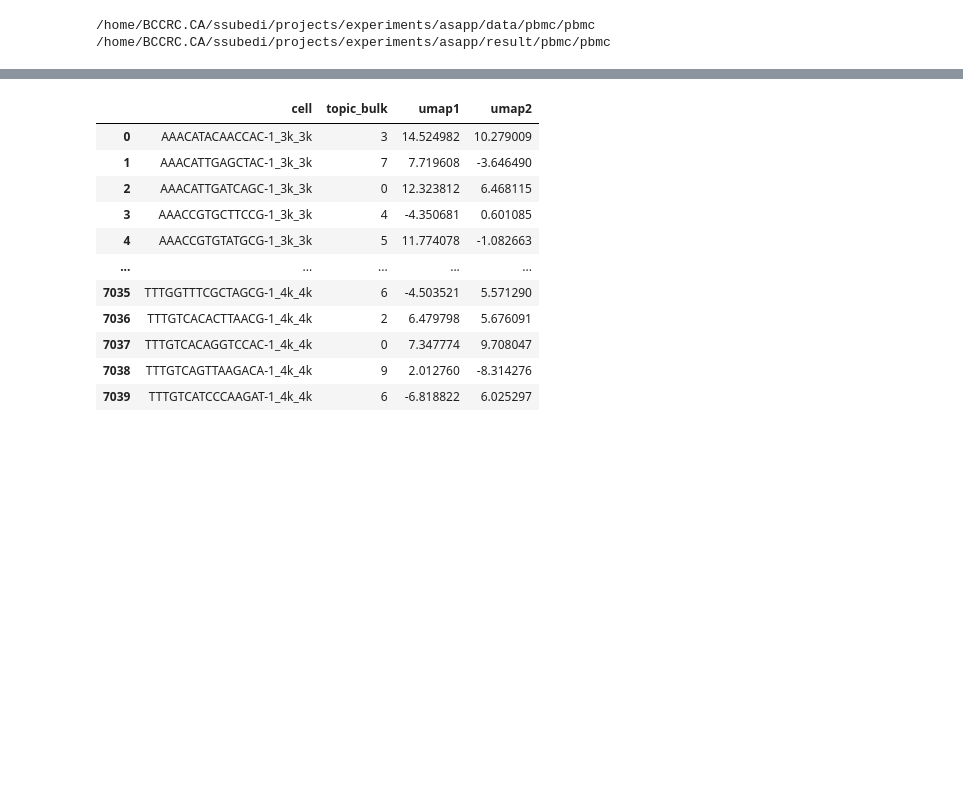
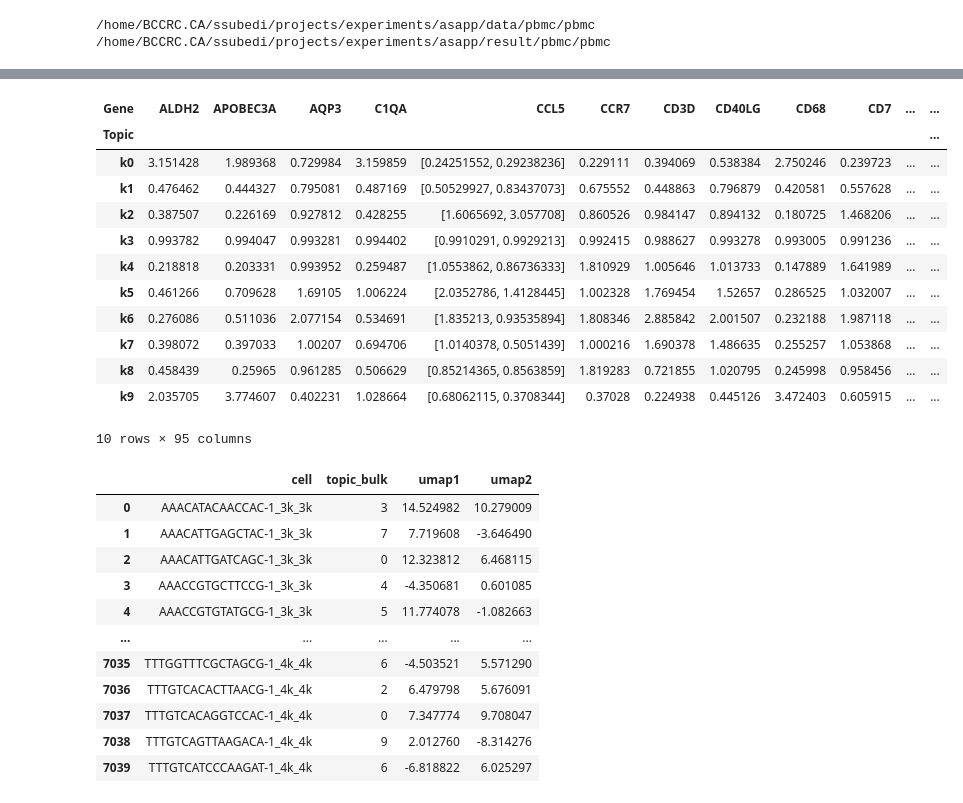
Before and after one commit to causalpathlab/asapp, a Jupyter notebook: examples/1_pbmc_nods.ipynb, the cells around one changed output, grey strips where cells are left out. Saved outputs shown, nothing was run; the diff lists cells and outputs as text; code cells hidden in the pictures; blank space fills up the shorter version.

```diff
--- a/examples/1_pbmc_nods.ipynb
+++ b/examples/1_pbmc_nods.ipynb
@@ -60,3 +64,19 @@ sns.clustermap(df_top.T,cmap='viridis')
+# %%
+df_top
+# %% [output]
+| Gene | ALDH2 | APOBEC3A | AQP3 | C1QA | CCL5 | CCR7 | CD3D | CD40LG | CD68 | CD7 | ... | ... |
+| Topic |  |  |  |  |  |  |  |  |  |  |  | ... |
+| k0 | 3.151428 | 1.989368 | 0.729984 | 3.159859 | [0.24251552, 0.29238236] | 0.229111 | 0.394069 | 0.538384 | 2.750246 | 0.239723 | ... | ... |
+| k1 | 0.476462 | 0.444327 | 0.795081 | 0.487169 | [0.50529927, 0.83437073] | 0.675552 | 0.448863 | 0.796879 | 0.420581 | 0.557628 | ... | ... |
+| k2 | 0.387507 | 0.226169 | 0.927812 | 0.428255 | [1.6065692, 3.057708] | 0.860526 | 0.984147 | 0.894132 | 0.180725 | 1.468206 | ... | ... |
+| k3 | 0.993782 | 0.994047 | 0.993281 | 0.994402 | [0.9910291, 0.9929213] | 0.992415 | 0.988627 | 0.993278 | 0.993005 | 0.991236 | ... | ... |
+| k4 | 0.218818 | 0.203331 | 0.993952 | 0.259487 | [1.0553862, 0.86736333] | 1.810929 | 1.005646 | 1.013733 | 0.147889 | 1.641989 | ... | ... |
+| k5 | 0.461266 | 0.709628 | 1.69105 | 1.006224 | [2.0352786, 1.4128445] | 1.002328 | 1.769454 | 1.52657 | 0.286525 | 1.032007 | ... | ... |
+| k6 | 0.276086 | 0.511036 | 2.077154 | 0.534691 | [1.835213, 0.93535894] | 1.808346 | 2.885842 | 2.001507 | 0.232188 | 1.987118 | ... | ... |
+| k7 | 0.398072 | 0.397033 | 1.00207 | 0.694706 | [1.0140378, 0.5051439] | 1.000216 | 1.690378 | 1.486635 | 0.255257 | 1.053868 | ... | ... |
+| k8 | 0.458439 | 0.25965 | 0.961285 | 0.506629 | [0.85214365, 0.8563859] | 1.819283 | 0.721855 | 1.020795 | 0.245998 | 0.958456 | ... | ... |
+| k9 | 2.035705 | 3.774607 | 0.402231 | 1.028664 | [0.68062115, 0.3708344] | 0.37028 | 0.224938 | 0.445126 | 3.472403 | 0.605915 | ... | ... |
+10 rows × 95 columns
 # %%
 import umap
 from sklearn.cluster import KMeans
```
Also changed, not shown: parts of 5 cells of this notebook, 6 other files.
